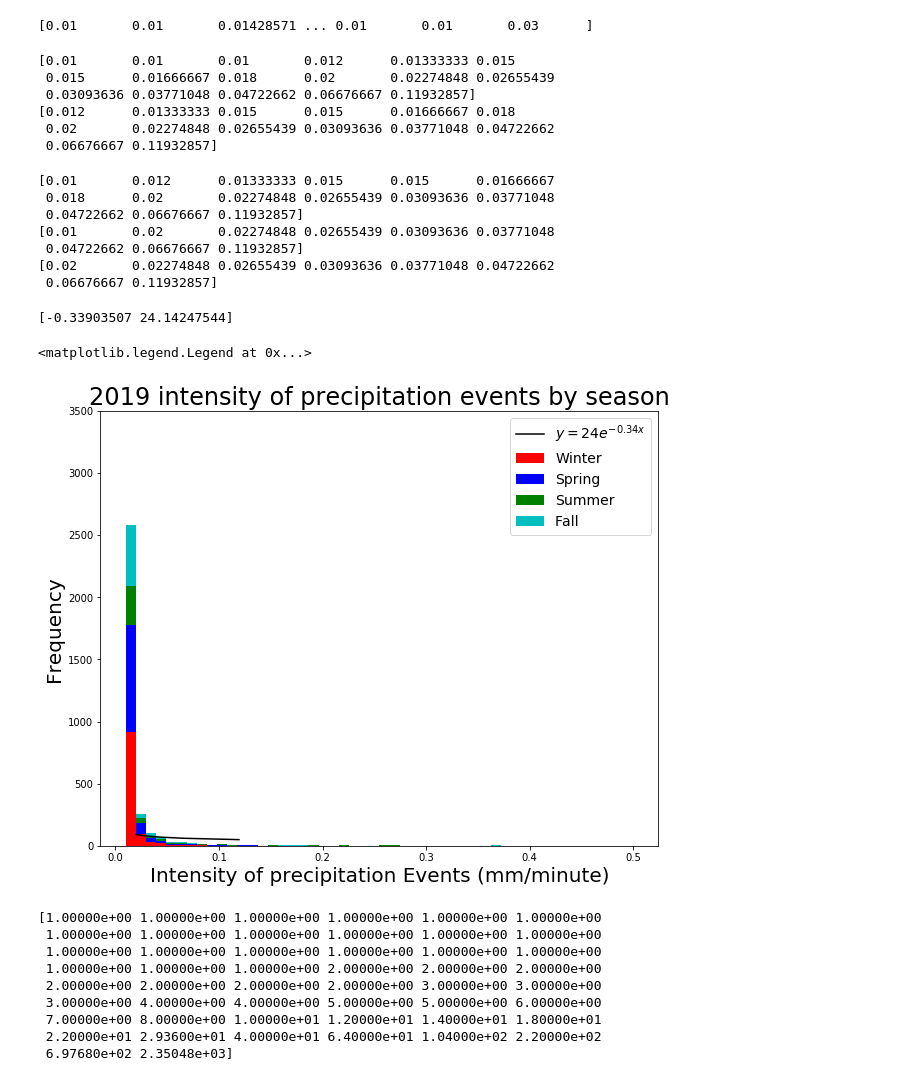
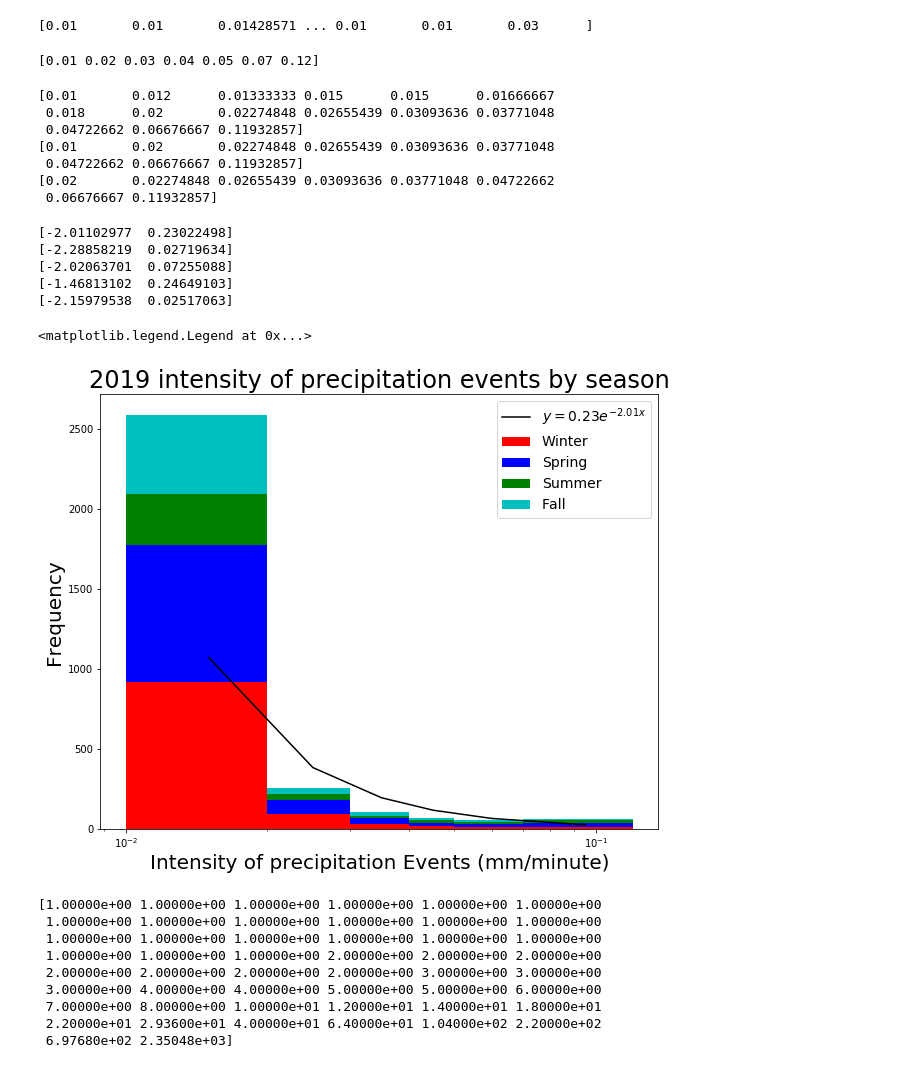
Before and after one commit to zhangt3-e/senior_thesis, a Jupyter notebook: Code/intensity_and_non_precip.ipynb, the cells around one changed output. Saved outputs shown, nothing was run; the diff lists cells and outputs as text; code cells hidden in the pictures.

```diff
--- a/Code/intensity_and_non_precip.ipynb
+++ b/Code/intensity_and_non_precip.ipynb
@@ -141,7 +141,7 @@ for i in range(0,20000):
 int_perc17 = np.zeros(50)
 inten17 = np.divide(preciptotal17[:countAll_17], precip17[:countAll_17])
 for i in range(0, 50):
-    int_perc17[i] =np.percentile(inten17, i*2)
+    int_perc17[i] =np.round(np.percentile(inten17, i*2), 2)
 print(int_perc17)
 
 Su_count17 = 0
@@ -301,8 +292,8 @@ int_perc18 = np.zeros(50)
 inten18 = np.divide(preciptotal18[:countAll_18], precip18[:countAll_18])
 print(inten18)
 for i in range(0, 50):
-    int_perc18[i] =np.percentile(inten18, i*2)
-#print(int_perc18)
+    int_perc18[i] = np.round(np.percentile(inten18, i*2),2)
+print(int_perc18)
 
 Wcount18 = 0
 Sp_count18= 0
@@ -472,7 +461,7 @@ int_perc19 = np.zeros(50)
 inten19 = np.divide(preciptotal19[:countAll_19], precip19[:countAll_19])
 print(inten19)
 for i in range(0, 50):
-    int_perc19[i] =np.percentile(inten19, i*2)
+    int_perc19[i] = np.round(np.percentile(inten19, i*2),2)
 #print(int_perc18)
 
 Wcount19 = 0
@@ -503,14 +492,9 @@ Finten19 = np.divide(Fpreciptotal19[:Fcount19], Fprecip19[:Fcount19] )
 # %%
 intensa19 = np.unique(int_perc19)
 print(intensa19)
-one = [intensa19[0], intensa19[1], intensa19[2]]
-intens19 = np.setdiff1d(intensa19, one)
-print(intens19)
+#one = [intensa19[0], intensa19[1], intensa19[2]]
+#intens19 = np.setdiff1d(intensa19, one)
+#print(intens19)
 # %% [output]
-[0.01       0.01       0.01       0.012      0.01333333 0.015
- 0.015      0.01666667 0.018      0.02       0.02274848 0.02655439
- 0.03093636 0.03771048 0.04722662 0.06676667 0.11932857]
-[0.012      0.01333333 0.015      0.015      0.01666667 0.018
- 0.02       0.02274848 0.02655439 0.03093636 0.03771048 0.04722662
- 0.06676667 0.11932857]
+[0.01 0.02 0.03 0.04 0.05 0.07 0.12]
 # %%
@@ -530,31 +514,43 @@ print(intens19)
  0.04722662 0.06676667 0.11932857]
 [0.02       0.02274848 0.02655439 0.03093636 0.03771048 0.04722662
  0.06676667 0.11932857]
-# %%
-int_19coef = calc(inten19, intens19)
-print(int_19coef)
-# %% [output]
-[-0.33903507 24.14247544]
+# %%
+int_19coef, int_bin_val_19 = calc(inten19, intensa19)
+print(int_19coef)
+Wint_19coef, Wint_bin_val_19 = calc(Winten19, intensa19)
+print(Wint_19coef)
+Sp_int_19coef, Sp_int_bin_val_19 = calc(Sp_inten19, intensa19)
+print(Sp_int_19coef)
+Su_int_19coef, Su_int_bin_val_19 = calc(Su_inten19, intensa19)
+print(Su_int_19coef)
+Fint_19coef, Fint_bin_val_19 = calc(Finten19, intensa19)
+print(Fint_19coef)
+# %% [output]
+[-2.01102977  0.23022498]
+[-2.28858219  0.02719634]
+[-2.02063701  0.07255088]
+[-1.46813102  0.24649103]
+[-2.15979538  0.02517063]
 # %%
 plt.figure(figsize = (10,8))
-plt.hist([ Winten19, Sp_inten19, Su_inten19,Finten19], bins = 50, range= (0.01,0.5), color = ['r','b','g','c'], stacked =True)
+plt.hist([ Winten19, Sp_inten19, Su_inten19,Finten19], bins = int_perc19, range= (int_perc19.min(),int_perc19.max()), color = ['r','b','g','c'], stacked =True)
 plt.xlabel('Intensity of precipitation Events (mm/minute)', fontsize = 20)
-#plt.xscale('log')
-plt.ylim(0,3500)
+plt.xscale('log')
+#plt.ylim(0,3500)
 #plt.yscale('log')
 plt.ylabel('Frequency', fontsize = 20)
 plt.title('2019 intensity of precipitation events by season', fontsize = 24)
 #plt.figtext(0.5, 0.5, 'Total Winter Precipitation: ' + str(round(Wtotalprep,2)) + ' mm', fontsize = 14)
 #plt.figtext(0.5, 0.475, 'Total Spring Precipitation: ' + str(round(Sp_totalprep,2)) + ' mm', fontsize = 14)
 #plt.figtext(0.9, 0.45, 'Total Summer Precipitation: ' + str(round(Su_totalprep17)) + ' mm', fontsize = 14, ha = 'right')
 #plt.figtext(0.9, 0.425, 'Total Fall Precipitation: ' + str(round(Ftotalprep17)) + ' mm', fontsize = 14, ha = 'right')
 #plt.figtext(0.9, 0.4, 'Total 2017 Precipitation: ' + str(round(totalprep17)) + ' mm', fontsize = 14,ha='right')
-plt.plot(intens19, int_19coef[1]*np.exp(np.log(intens19)*int_19coef[0]), color = 'k' )
-plt.legend(labels = ['$y = 24 e^{-0.34x}$', 'Winter','Spring', 'Summer', 'Fall'], fontsize = 14)
+plt.plot(int_bin_val_19, int_19coef[1]*np.exp(np.log(int_bin_val_19)*int_19coef[0]), color = 'k' )
+plt.legend(labels = ['$y = 0.23 e^{-2.01x}$', 'Winter','Spring', 'Summer', 'Fall'], fontsize = 14)
 #plt.figtext(0.3, 0.6, 'Exponential fit equation between 2 minutes to 42 minutes: $ y = e^{5.74}*e^{-0.54x}$' )
 # %% [output]
 <matplotlib.legend.Legend at 0x...>
-[figure, old version]
+[figure, new version]
 # %%
 Wprecip20, Wnonprecip20, Wpreciptotal20, Wtotalprep20 = histplot.preciphist(Winter20, len(Winter20), 5000, 1, 1)
 Sp_precip20, Sp_nonprecip20, Sp_preciptotal20, Sp_totalprep20 = histplot.preciphist(Spring20, len(Spring20), 5000, 1, 1)
```
Also changed, not shown: parts of 25 cells of this notebook, 11 other files.
